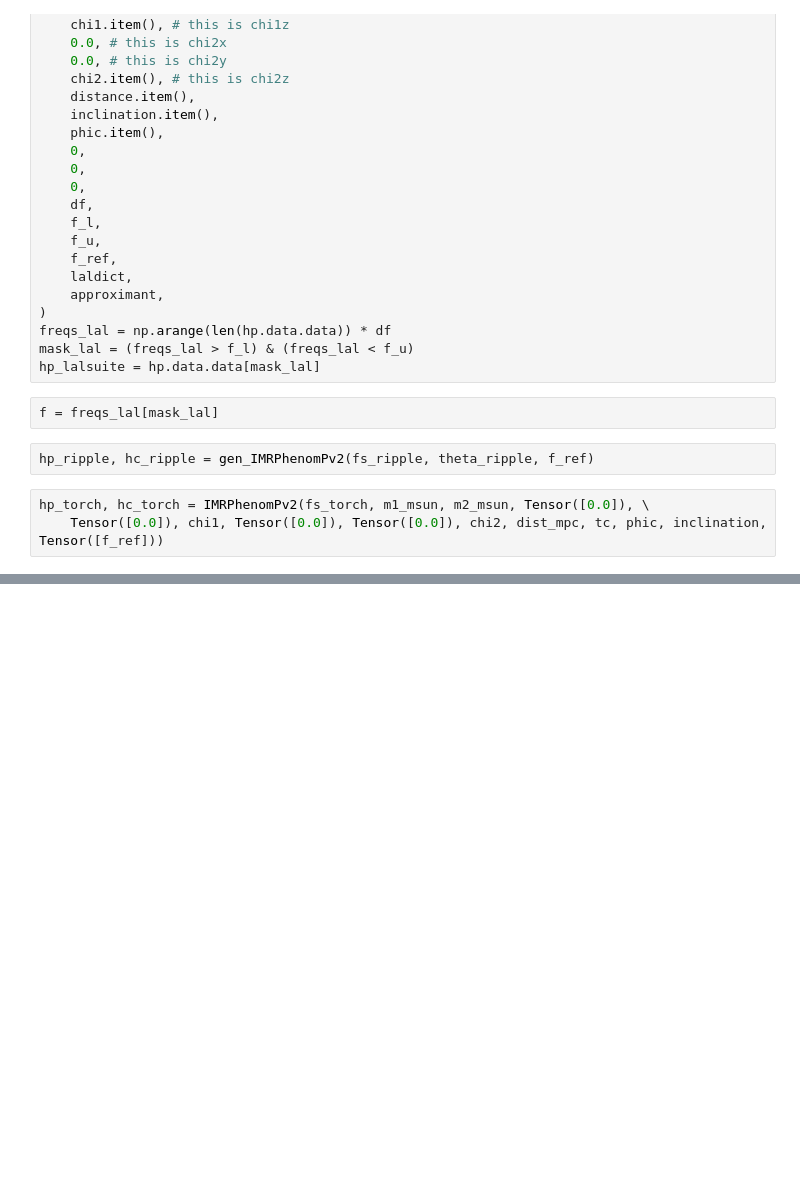
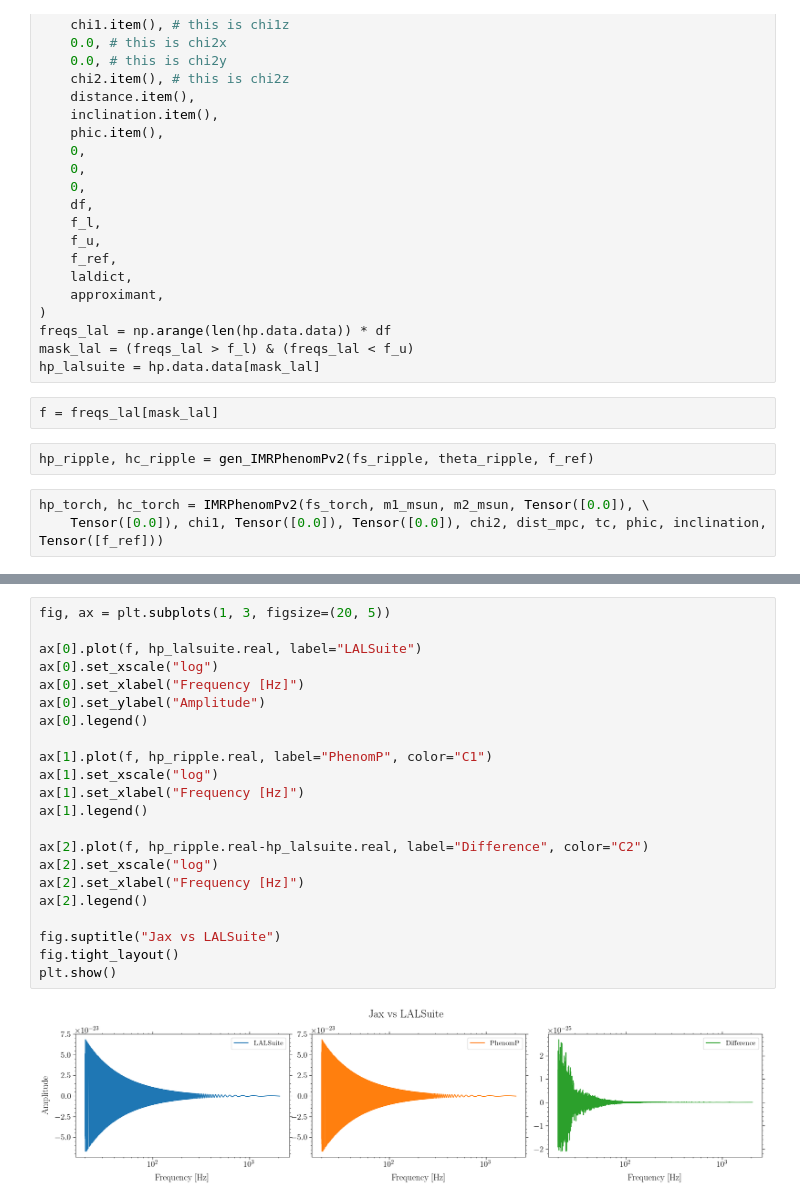
Before and after one commit to ravioli1369/IMRPhenomPv2, a Jupyter notebook: test.ipynb, the cells around one changed output, grey strips where cells are left out. Drawn from its saved outputs; the diff is of its cells as text; blank space fills up the shorter version.

Commit message:
add full frequency range

```diff
--- a/test.ipynb
+++ b/test.ipynb
@@ -157,3 +157,27 @@ plt.show()
+# %%
+fig, ax = plt.subplots(1, 3, figsize=(20, 5))
+
+ax[0].plot(f, hp_lalsuite.real, label="LALSuite")
+ax[0].set_xscale("log")
+ax[0].set_xlabel("Frequency [Hz]")
+ax[0].set_ylabel("Amplitude")
+ax[0].legend()
+
+ax[1].plot(f, hp_ripple.real, label="PhenomP", color="C1")
+ax[1].set_xscale("log")
+ax[1].set_xlabel("Frequency [Hz]")
+ax[1].legend()
+
+ax[2].plot(f, hp_ripple.real-hp_lalsuite.real, label="Difference", color="C2")
+ax[2].set_xscale("log")
+ax[2].set_xlabel("Frequency [Hz]")
+ax[2].legend()
+
+fig.suptitle("Jax vs LALSuite")
+fig.tight_layout()
+plt.show()
+# %% [output]
+[figure, added]
 # %%
 fig, ax = plt.subplots(1, 3, figsize=(20, 5))
 
```
Also changed, not shown: parts of 4 cells of this notebook.
